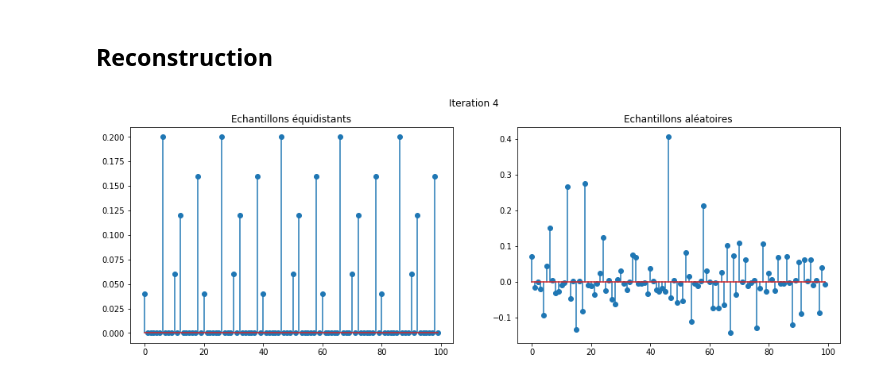
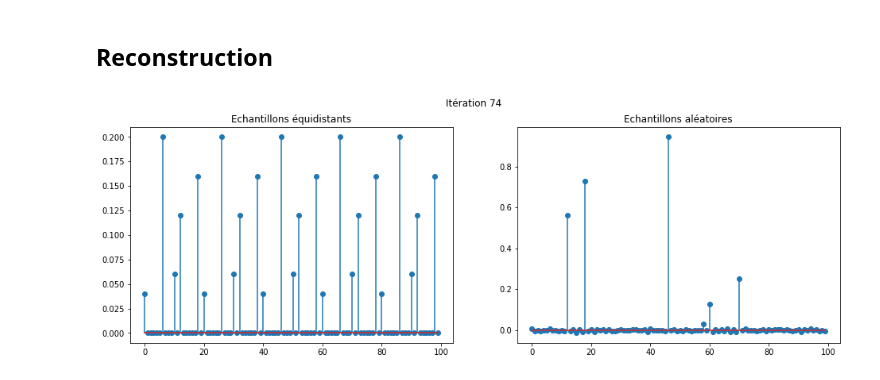
Before and after one commit to xylophong/compressed-sensing-MRI, a Jupyter notebook: CS-MRI_project.ipynb, the cells around one changed output. Saved outputs shown, nothing was run; the diff lists cells and outputs as text; code cells hidden in the pictures.

```diff
--- a/CS-MRI_project.ipynb
+++ b/CS-MRI_project.ipynb
@@ -57,32 +58,32 @@ def SoftThresh(y, t):
     return x_hat
 # %%
 l = 0.01
-n_iter = 5
+n_iter = 75
 
 Y1 = Xu
 Y2 = Xr
 Xi1 = Y1
 Xi2 = Y2
 
 for i in range(n_iter):
     xi1 = np.fft.ifft(Xi1)
     xi1_st = SoftThresh(xi1.real, l)
     Xi1 = np.fft.fft(xi1_st)
     Xi1 = Xi1 * (Y1==0) + Y1
 
     xi2 = np.fft.ifft(Xi2)
     xi2_st = SoftThresh(xi2.real, l)
     Xi2 = np.fft.fft(xi2_st)
     Xi2 = Xi2 * (Y2==0) + Y2
 
     plt.close()
     fig, ax = plt.subplots(1, 2, figsize=(16, 5))
     ax[0].stem(xi1.real)
     ax[0].set_title('Echantillons équidistants')
     ax[1].stem(xi2.real)
     ax[1].set_title('Echantillons aléatoires')
-    plt.suptitle('Iteration %d' % i)
+    plt.suptitle('Itération %d' % i)
     display.display(plt.gcf())
     display.clear_output(wait=True)
 # %% [output]
-[figure, old version]
+[figure, new version]
```
Also changed, not shown: parts of 8 cells of this notebook, 1 other file.
